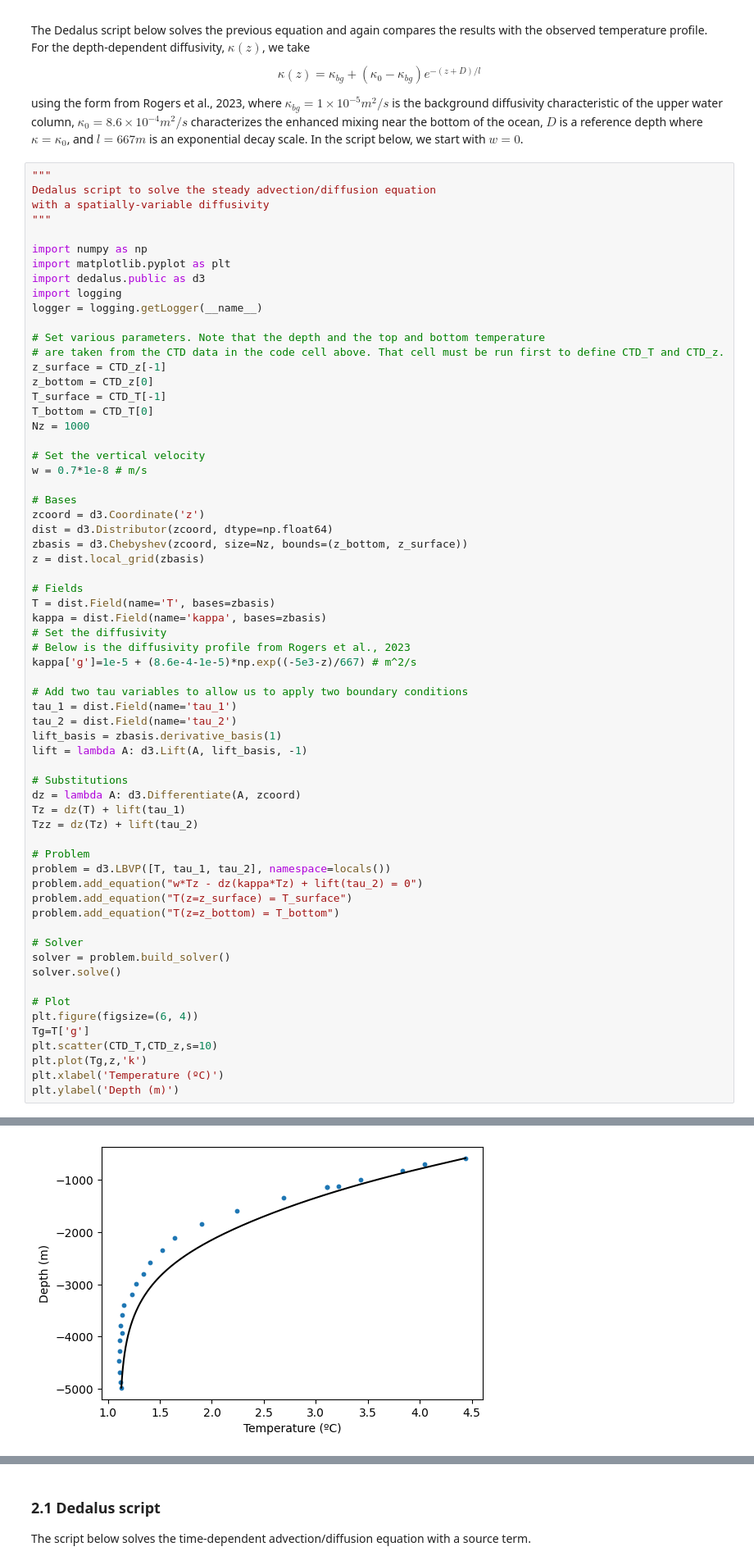
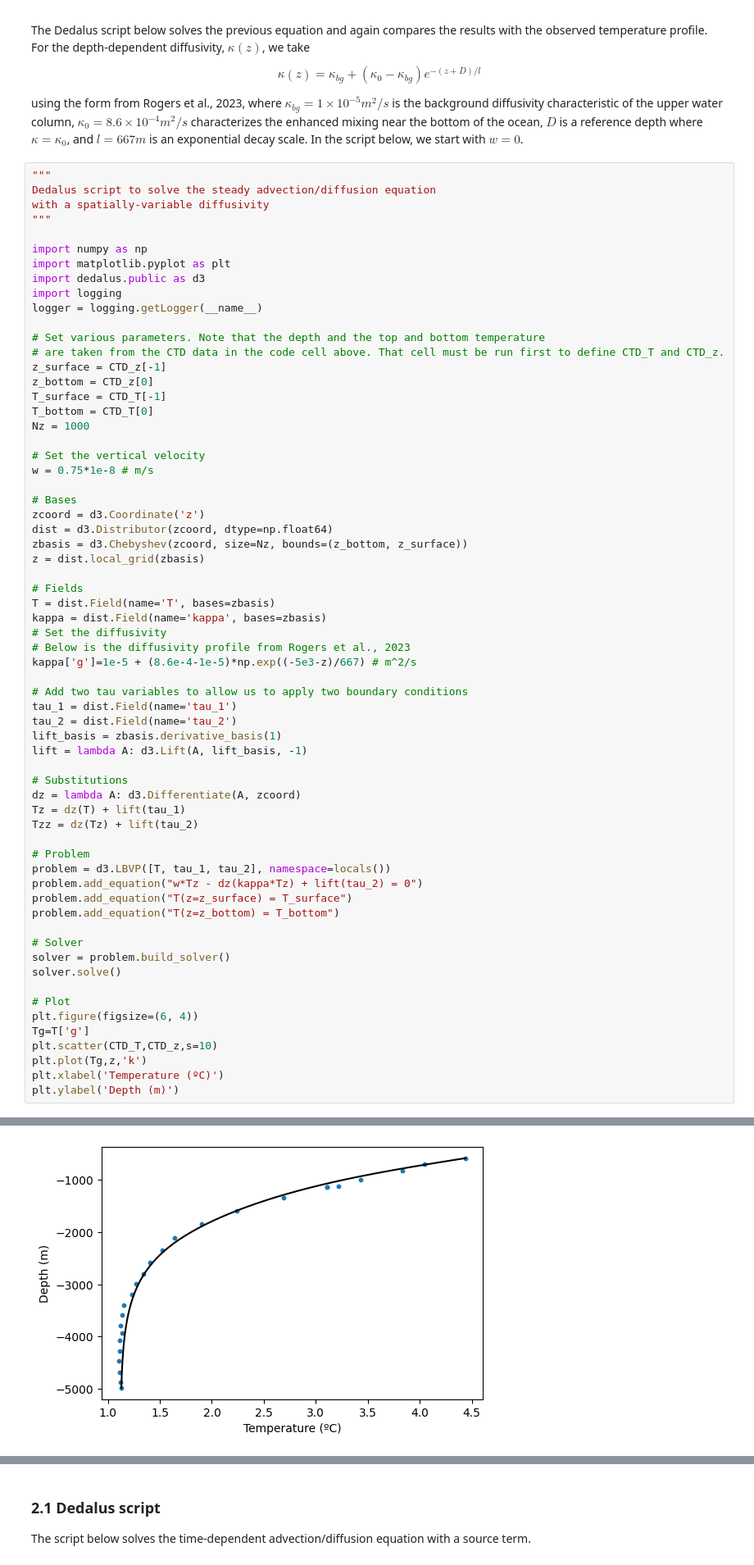
Before and after one commit to Joanna-gittry/QCES, a Jupyter notebook: Project2_transport.ipynb, the cells around one changed output, grey strips where cells are left out. Shown at 82% size. Cells and saved outputs as stored; diff of their text form.

```diff
--- a/Project2_transport.ipynb
+++ b/Project2_transport.ipynb
@@ -206,7 +220,7 @@ T_bottom = CTD_T[0]
 Nz = 1000
 
 # Set the vertical velocity
-w = 0.7*1e-8 # m/s
+w = 0.75*1e-8 # m/s
 
 # Bases
 zcoord = d3.Coordinate('z')
@@ -255,5 +269,5 @@ INFO:subsystems:Building subproblem matrices 1/1 (~100%) Elapsed: 0s, Remaining:
 Text(0, 0.5, 'Depth (m)')
-[figure, old version]
+[figure, new version]
 # %% [markdown]
 ### 1.6 Student investigation
 <a id='section1pt6'></a>
```
Also changed, not shown: parts of 13 cells of this notebook.
